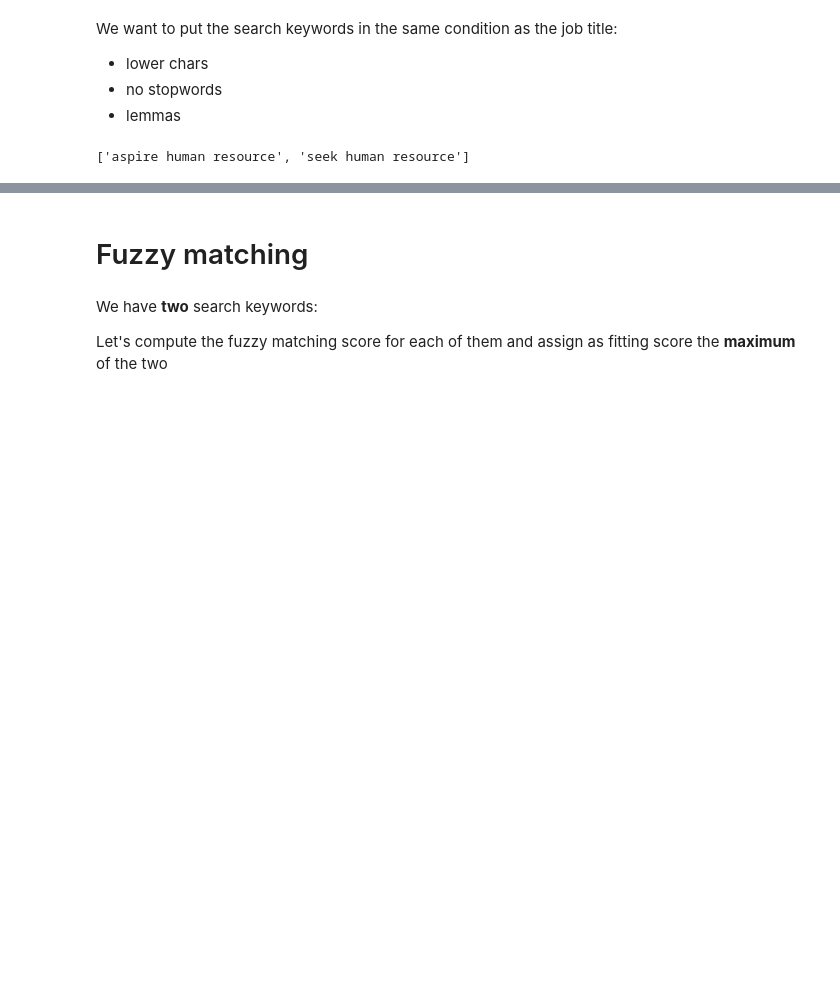
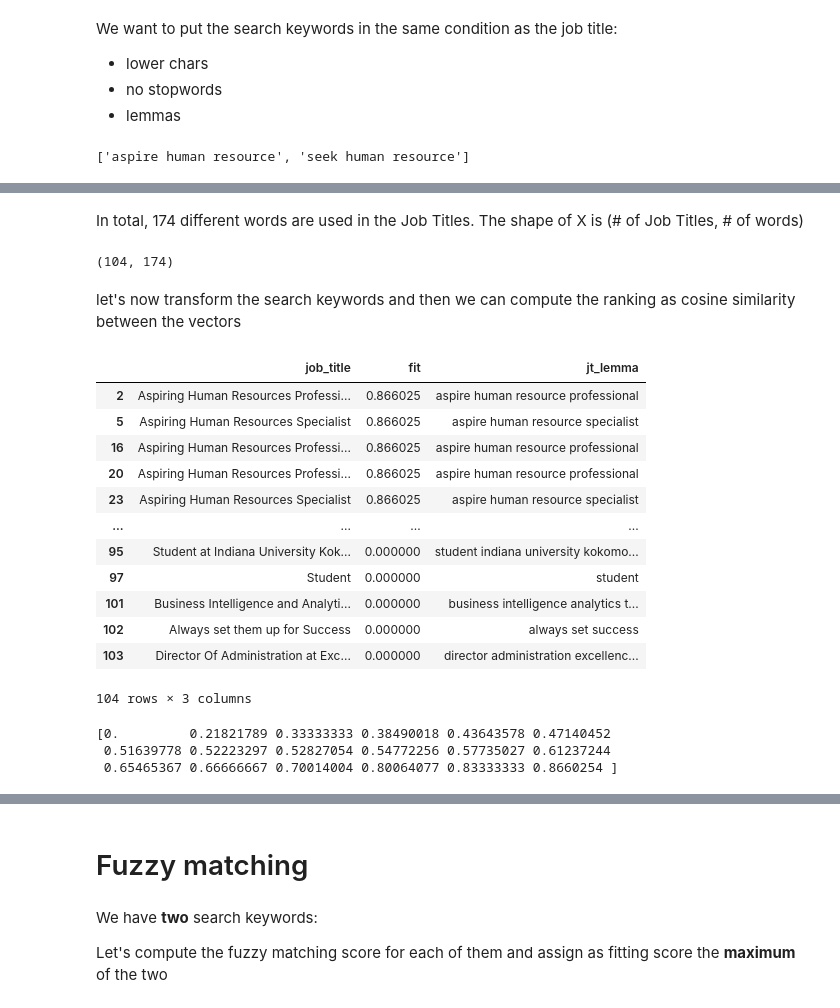
Before and after one commit to Ilvecho/Potential-Talent, a Jupyter notebook: P3_notebook.ipynb, the cells around one changed output, grey strips where cells are left out. Drawn from its saved outputs; the diff is of its cells as text; code cells hidden in the pictures; blank space fills up the shorter version.

Commit message:
processed JT analysis & bag of words

```diff
--- a/P3_notebook.ipynb
+++ b/P3_notebook.ipynb
@@ -463,0 +479,12 @@ data['jt_lemma'] = data['jt_lemma'].apply(lambda x: ' '.join(word for word in x)
+# %%
+from collections import Counter
+
+all_words = []
+
+
+for jt in data.jt_lemma.values:
+  for word in jt.split():
+    all_words.append(word)
+
+# Create the word count dictionary
+wordCount = Counter(all_words)
@@ -504,0 +583,46 @@ print(sk_lemma)
+# %%
+from sklearn.feature_extraction.text import CountVectorizer
+
+vectorizer = CountVectorizer()
+X = vectorizer.fit_transform(data.jt_lemma.values)
+# %% [markdown]
+In total, 174 different words are used in the Job Titles.
+The shape of X is (# of Job Titles, # of words)
+# %%
+X.shape
+# %% [output]
+(104, 174)
+# %% [markdown]
+let's now transform the search keywords and then we can compute the ranking as cosine similarity between the vectors
+# %%
+Y = vectorizer.transform(sk_lemma)
+# %%
+from sklearn.metrics.pairwise import cosine_similarity
+
+# We decide to assign as score the max between the two similarities
+score = cosine_similarity(X,Y).max(axis=1)
+
+data['fit'] = score
+to_print = data.sort_values(by=['fit', 'id'], ascending=[False, True])
+# %%
+to_print[['job_title', 'fit', 'jt_lemma']]
+# %% [output]
+|  | job_title | fit | jt_lemma |
+| 2 | Aspiring Human Resources Professi... | 0.866025 | aspire human resource professional |
+| 5 | Aspiring Human Resources Specialist | 0.866025 | aspire human resource specialist |
+| 16 | Aspiring Human Resources Professi... | 0.866025 | aspire human resource professional |
+| 20 | Aspiring Human Resources Professi... | 0.866025 | aspire human resource professional |
+| 23 | Aspiring Human Resources Specialist | 0.866025 | aspire human resource specialist |
+| ... | ... | ... | ... |
+| 95 | Student at Indiana University Kok... | 0.000000 | student indiana university kokomo... |
+| 97 | Student | 0.000000 | student |
+| 101 | Business Intelligence and Analyti... | 0.000000 | business intelligence analytics t... |
+| 102 | Always set them up for Success | 0.000000 | always set success |
+| 103 | Director Of Administration at Exc... | 0.000000 | director administration excellenc... |
+104 rows × 3 columns
+# %%
+print(unique)
+# %% [output]
+[0.         0.21821789 0.33333333 0.38490018 0.43643578 0.47140452
+ 0.51639778 0.52223297 0.52827054 0.54772256 0.57735027 0.61237244
+ 0.65465367 0.66666667 0.70014004 0.80064077 0.83333333 0.8660254 ]
```
Also changed, not shown: parts of 13 cells of this notebook.
